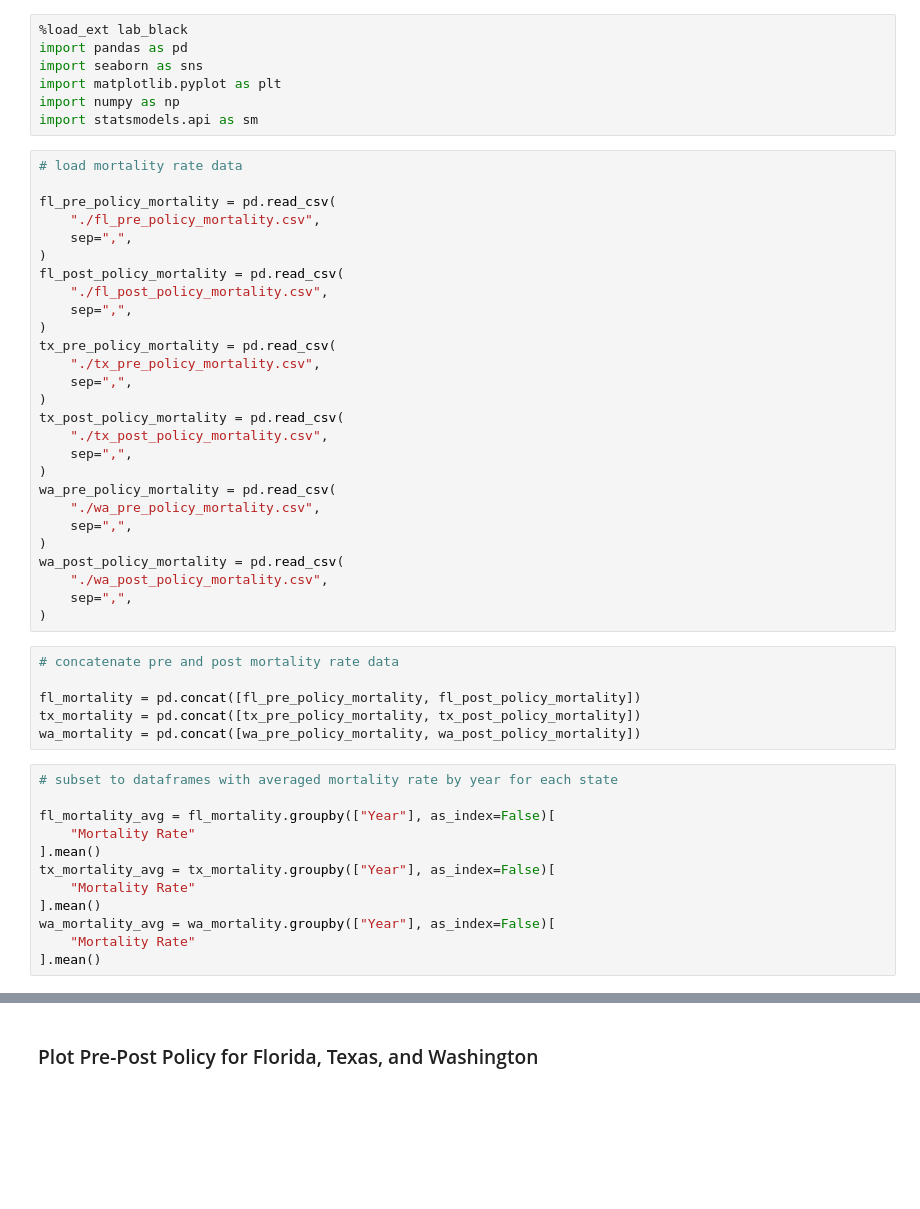
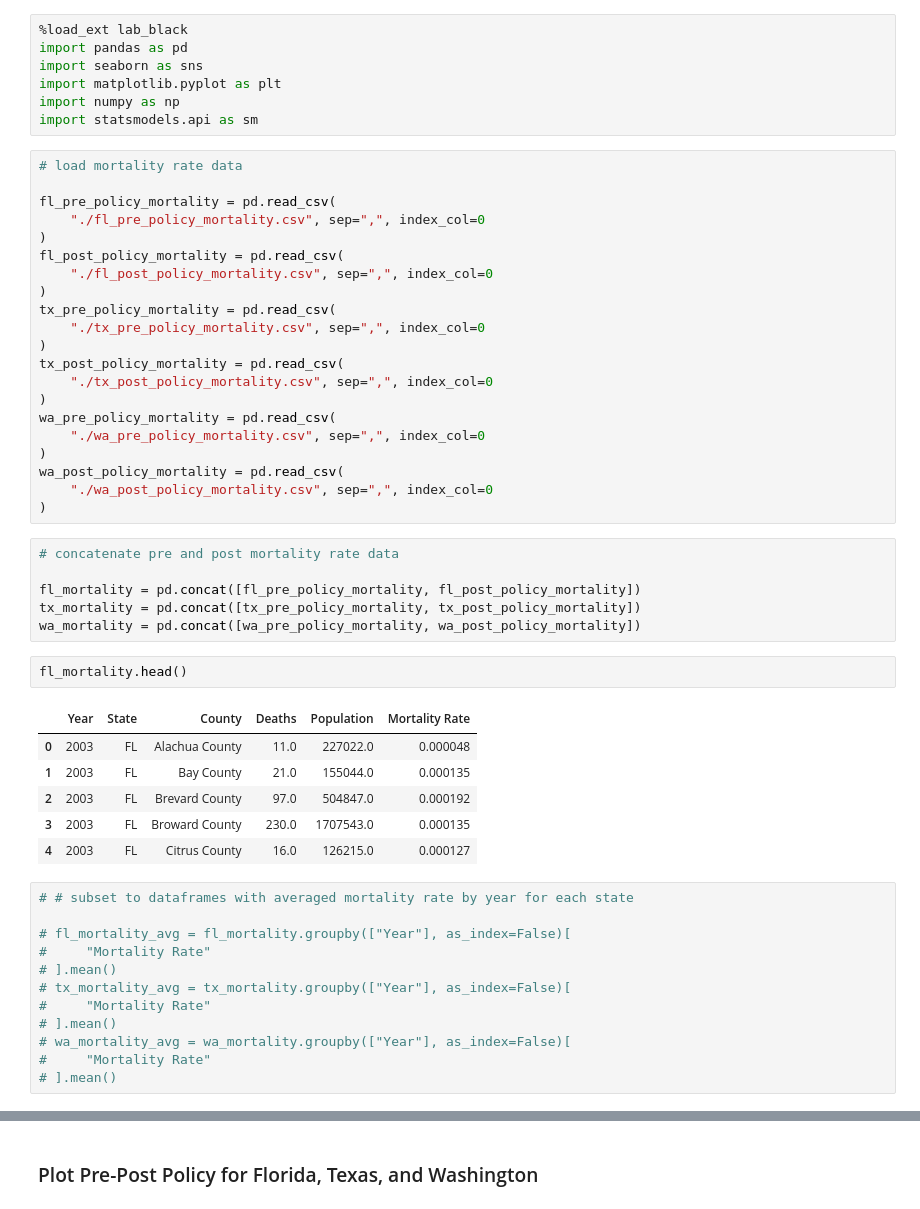
Before and after one commit to yangxiaohan57/impact-of-opioids-policy, a Jupyter notebook: 30_results/pre_post_mortality_rate_plots.ipynb, the cells around one changed output, grey strips where cells are left out. Saved outputs shown, nothing was run; the diff lists cells and outputs as text; blank space fills up the shorter version.

```diff
--- a/30_results/pre_post_mortality_rate_plots.ipynb
+++ b/30_results/pre_post_mortality_rate_plots.ipynb
@@ -9,28 +9,22 @@ import statsmodels.api as sm
 # load mortality rate data
 
 fl_pre_policy_mortality = pd.read_csv(
-    "./fl_pre_policy_mortality.csv",
-    sep=",",
+    "./fl_pre_policy_mortality.csv", sep=",", index_col=0
 )
 fl_post_policy_mortality = pd.read_csv(
-    "./fl_post_policy_mortality.csv",
-    sep=",",
+    "./fl_post_policy_mortality.csv", sep=",", index_col=0
 )
 tx_pre_policy_mortality = pd.read_csv(
-    "./tx_pre_policy_mortality.csv",
-    sep=",",
+    "./tx_pre_policy_mortality.csv", sep=",", index_col=0
 )
 tx_post_policy_mortality = pd.read_csv(
-    "./tx_post_policy_mortality.csv",
-    sep=",",
+    "./tx_post_policy_mortality.csv", sep=",", index_col=0
 )
 wa_pre_policy_mortality = pd.read_csv(
-    "./wa_pre_policy_mortality.csv",
-    sep=",",
+    "./wa_pre_policy_mortality.csv", sep=",", index_col=0
 )
 wa_post_policy_mortality = pd.read_csv(
-    "./wa_post_policy_mortality.csv",
-    sep=",",
+    "./wa_post_policy_mortality.csv", sep=",", index_col=0
 )
 # %%
 # concatenate pre and post mortality rate data
@@ -38,15 +32,24 @@ wa_post_policy_mortality = pd.read_csv(
 fl_mortality = pd.concat([fl_pre_policy_mortality, fl_post_policy_mortality])
 tx_mortality = pd.concat([tx_pre_policy_mortality, tx_post_policy_mortality])
 wa_mortality = pd.concat([wa_pre_policy_mortality, wa_post_policy_mortality])
+# %%
+fl_mortality.head()
+# %% [output]
+|  | Year | State | County | Deaths | Population | Mortality Rate |
+| 0 | 2003 | FL | Alachua County | 11.0 | 227022.0 | 0.000048 |
+| 1 | 2003 | FL | Bay County | 21.0 | 155044.0 | 0.000135 |
+| 2 | 2003 | FL | Brevard County | 97.0 | 504847.0 | 0.000192 |
+| 3 | 2003 | FL | Broward County | 230.0 | 1707543.0 | 0.000135 |
+| 4 | 2003 | FL | Citrus County | 16.0 | 126215.0 | 0.000127 |
 # %%
-# subset to dataframes with averaged mortality rate by year for each state
+# # subset to dataframes with averaged mortality rate by year for each state
 
-fl_mortality_avg = fl_mortality.groupby(["Year"], as_index=False)[
-    "Mortality Rate"
-].mean()
-tx_mortality_avg = tx_mortality.groupby(["Year"], as_index=False)[
-    "Mortality Rate"
-].mean()
-wa_mortality_avg = wa_mortality.groupby(["Year"], as_index=False)[
-    "Mortality Rate"
-].mean()
+# fl_mortality_avg = fl_mortality.groupby(["Year"], as_index=False)[
+#     "Mortality Rate"
+# ].mean()
+# tx_mortality_avg = tx_mortality.groupby(["Year"], as_index=False)[
+#     "Mortality Rate"
+# ].mean()
+# wa_mortality_avg = wa_mortality.groupby(["Year"], as_index=False)[
+#     "Mortality Rate"
+# ].mean()
```
Also changed, not shown: parts of 15 cells of this notebook.
